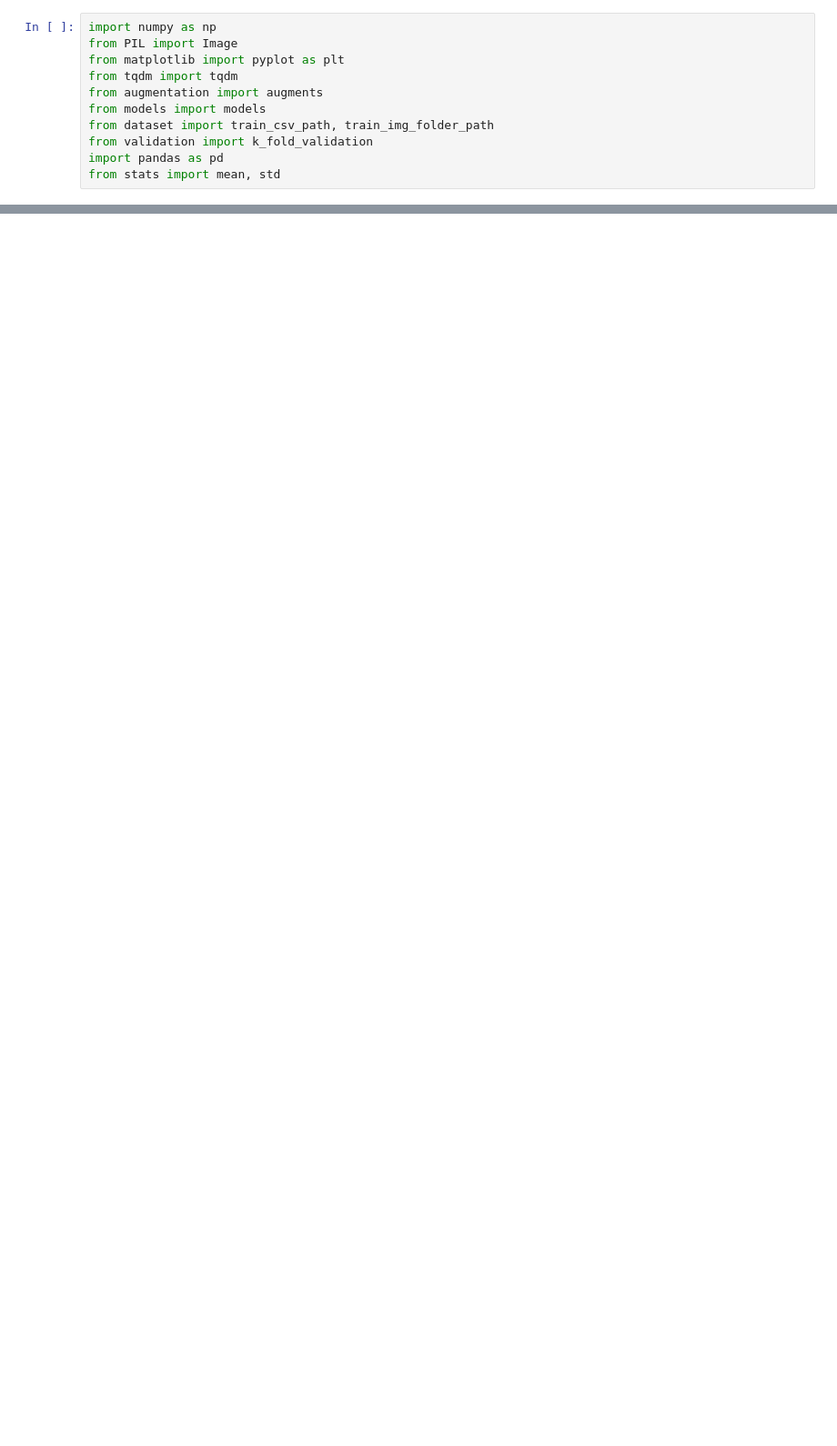
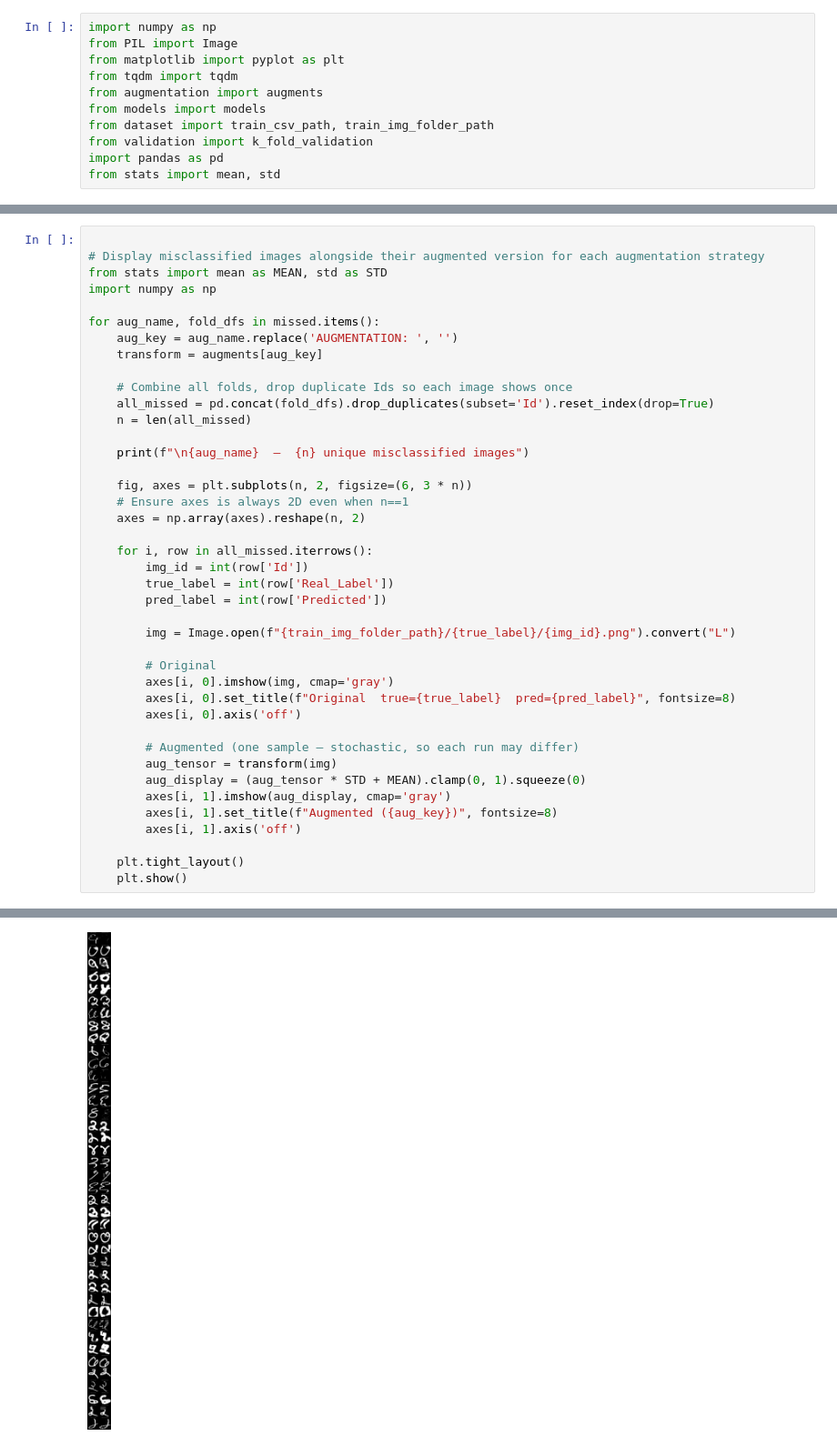
Before and after one commit to Group-5-IVP/IIVP2026-Group-5, a Jupyter notebook: notebooks/06_validation_noah.ipynb, the cells around one changed output, grey strips where cells are left out. Shown at 91% size. Cells and saved outputs as stored; diff of their text form; blank space fills up the shorter version.

Commit message:
add misclassified image visualization cell with outputs

```diff
--- a/notebooks/06_validation_noah.ipynb
+++ b/notebooks/06_validation_noah.ipynb
@@ -60,0 +114,42 @@ KeyboardInterrupt:
+# %%
+
+# Display misclassified images alongside their augmented version for each augmentation strategy
+from stats import mean as MEAN, std as STD
+import numpy as np
+
+for aug_name, fold_dfs in missed.items():
+    aug_key = aug_name.replace('AUGMENTATION: ', '')
+    transform = augments[aug_key]
+
+    # Combine all folds, drop duplicate Ids so each image shows once
+    all_missed = pd.concat(fold_dfs).drop_duplicates(subset='Id').reset_index(drop=True)
+    n = len(all_missed)
+
+    print(f"\n{aug_name}  —  {n} unique misclassified images")
+
+    fig, axes = plt.subplots(n, 2, figsize=(6, 3 * n))
+    # Ensure axes is always 2D even when n==1
+    axes = np.array(axes).reshape(n, 2)
+
+    for i, row in all_missed.iterrows():
+        img_id = int(row['Id'])
+        true_label = int(row['Real_Label'])
+        pred_label = int(row['Predicted'])
+
+        img = Image.open(f"{train_img_folder_path}/{true_label}/{img_id}.png").convert("L")
+
+        # Original
+        axes[i, 0].imshow(img, cmap='gray')
+        axes[i, 0].set_title(f"Original  true={true_label}  pred={pred_label}", fontsize=8)
+        axes[i, 0].axis('off')
+
+        # Augmented (one sample — stochastic, so each run may differ)
+        aug_tensor = transform(img)
+        aug_display = (aug_tensor * STD + MEAN).clamp(0, 1).squeeze(0)
+        axes[i, 1].imshow(aug_display, cmap='gray')
+        axes[i, 1].set_title(f"Augmented ({aug_key})", fontsize=8)
+        axes[i, 1].axis('off')
+
+    plt.tight_layout()
+    plt.show()
+# %% [output]
@@ -60,0 +157 @@ KeyboardInterrupt:
+[figure, added]
```
Also changed, not shown: parts of 3 cells of this notebook.
